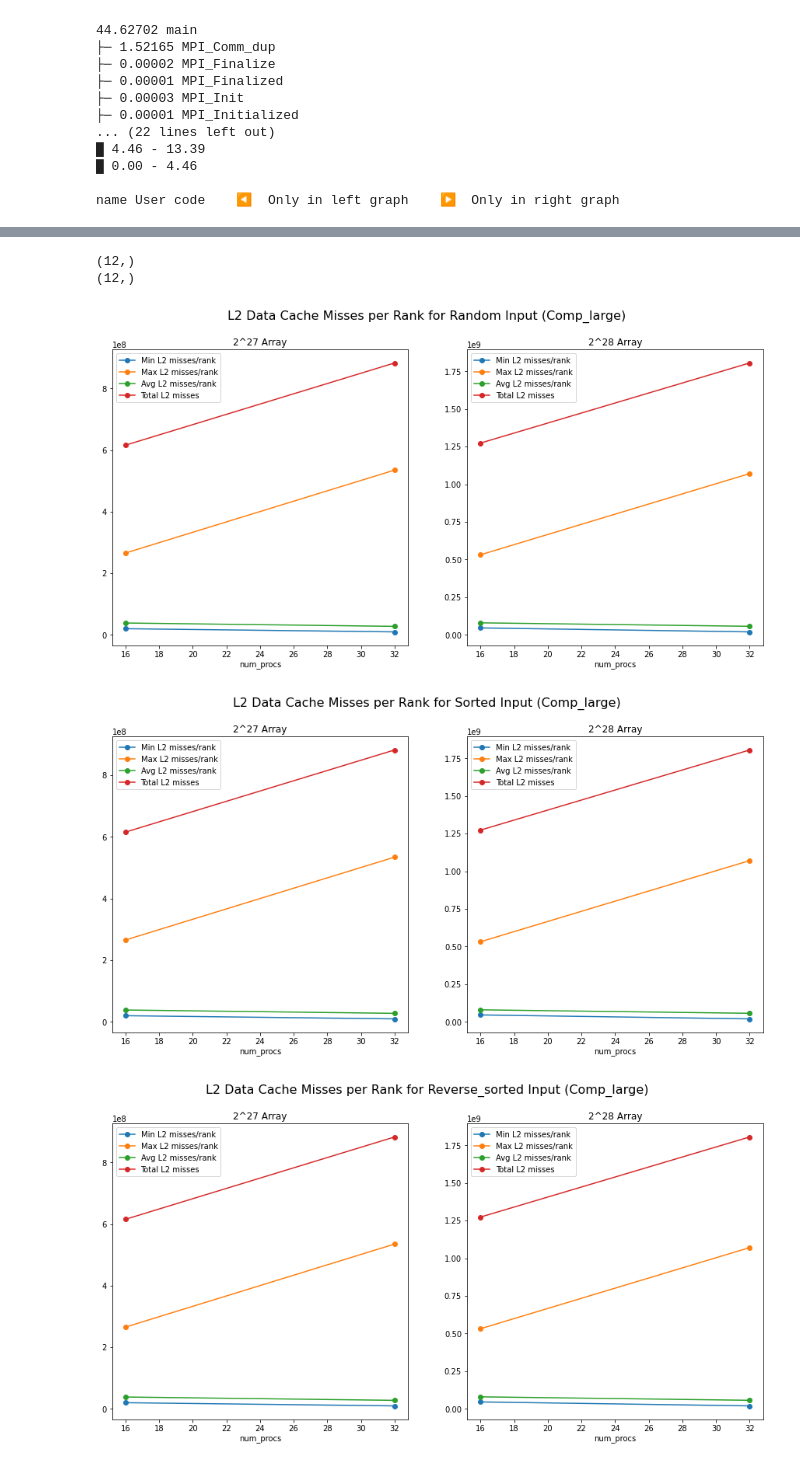
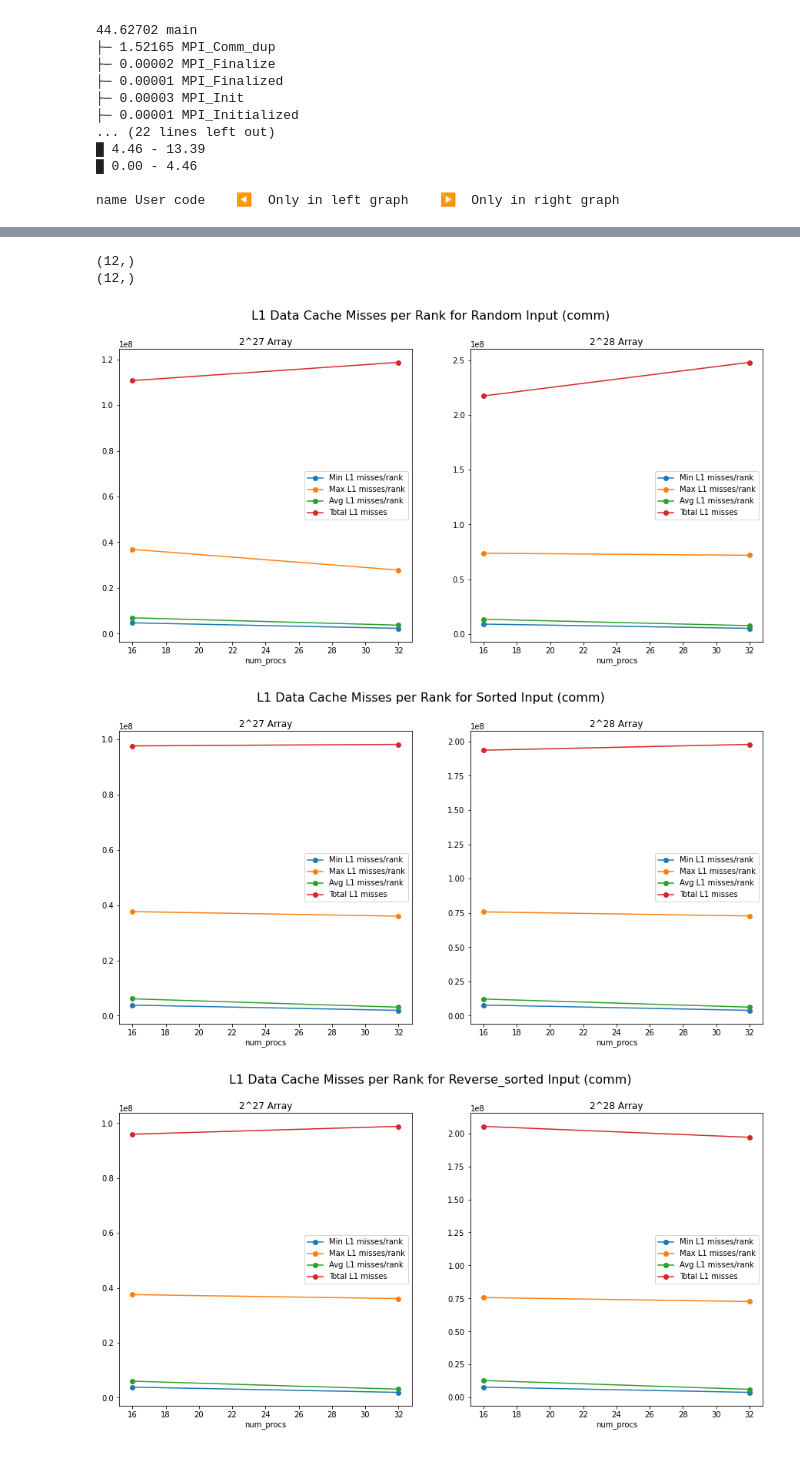
Before and after one commit to joooanneliu/Project_CSCE435, a Jupyter notebook: samplesort/SampleSort_Analysis.ipynb, the cells around one changed output, grey strips where cells are left out. Drawn from its saved outputs; the diff is of its cells as text; code cells hidden in the pictures.

```diff
--- a/samplesort/SampleSort_Analysis.ipynb
+++ b/samplesort/SampleSort_Analysis.ipynb
@@ -86,7 +87,7 @@ Index(['cali.caliper.version', 'mpi.world.size', 'spot.metrics',
 tks = {}
 
 for i in range(16, 30, 2):
-    thicket_data = th.Thicket.from_caliperreader(glob(f"{i}-cali/*.cali"))
+    thicket_data = th.Thicket.from_caliperreader(glob(f"Cali {i}/*.cali"))
 
     # df = thicket_data.dataframe
 
@@ -139,9 +160,9 @@ size_labels = ['2^16', '2^18', '2^20', '2^22', '2^24', '2^26', '2^28']
 
 for i in range(7):
     df = tks[tk_names[i]]
-    main_time = df.dataframe.loc[df.get_node("main")[0], ["Max time/rank"]]
+    main_time = df.dataframe.loc[df.get_node("comm"), ["Avg time/rank"]]
     array_types = df.metadata["input_type"]
-    num_procs = df.metadata['num_procs'] + 1
+    num_procs = df.metadata['num_procs']
     main_time = pd.merge(main_time, array_types, on="profile").merge(num_procs, on="profile")
     fig = plt.figure(figsize=(15,7))
     ax = fig.add_subplot(1, 1, 1)
@@ -150,10 +171,10 @@ for i in range(7):
     for label in labels:
         subset = main_time[main_time['input_type'] == label]  # Filter data by array_type
         subset = subset.sort_values(by='num_procs')
-        ax.plot(subset['num_procs'], subset["Max time/rank"], marker='o', label=label)
+        ax.plot(subset['num_procs'], subset["Avg time/rank"], marker='o', label=label)
 
 
-    ax.set_title(f'Main Time for {size_labels[i]} array size')
+    ax.set_title(f'Comm Time for {size_labels[i]} array size')
     ax.set_xlabel('num_procs')
     ax.set_ylabel("Total Run Time")
     ax.legend()
@@ -172,4 +193,6 @@ for i in range(7):
 # %%
+# weak scaling
+
 input_types = ['Random', 'Sorted', '1_perturbed', 'Reverse_sorted']
 plt_names = ['Random', 'Sorted', '1% Perturbed', 'Reverse Sorted']
 times = {label : [] for label in input_types}
@@ -178,9 +201,9 @@ size_labels = ['2^16', '2^18', '2^20', '2^22', '2^24', '2^26', '2^28']
 
 for i in range(7):
     df = tks[tk_names[i]]
-    main_time = df.dataframe.loc[df.get_node("comp_large"), ["Avg time/rank"]]
+    main_time = df.dataframe.loc[df.get_node("comm"), ["Avg time/rank"]]
     array_types = df.metadata["input_type"]
-    num_procs = df.metadata['num_procs'] + 1
+    num_procs = df.metadata['num_procs']
     main_time = pd.merge(main_time, array_types, on="profile").merge(num_procs, on="profile")
     main_time.head()
 
@@ -206,7 +229,7 @@ for label in input_types:
             y = 0
         ax.annotate(txt, (processes[i], times[label][i]), textcoords="offset points",
                     xytext=(x,y), ha='center')
-    ax.set_title(f'Weak Scaling for {plt_names[curr]} Input Type (Comp)')
+    ax.set_title(f'Weak Scaling for {plt_names[curr]} Input Type (comm)')
     ax.set_xlabel('Num of Processes')
     ax.set_ylabel('Avg Comp Time')
     plt.xscale("log", base=2)
@@ -267,5 +293,5 @@ for label in input_types:
 # %%
-tkcm = th.Thicket.from_caliperreader(glob("cm-cali/*.cali"))
+tkcm = th.Thicket.from_caliperreader(glob("Cache/*.cali"))
 # %%
 linesL1 = ["Min L1 misses/rank","Max L1 misses/rank", "Avg L1 misses/rank","Total L1 misses"]
 linesL2 = ["Min L2 misses/rank","Max L2 misses/rank", "Avg L2 misses/rank","Total L2 misses"]
@@ -277,37 +303,37 @@ input_sizes = tkcm.metadata["input_size"]
 array_types = tkcm.metadata["input_type"]
 
 print(mpi_world_size.shape)
 print(input_sizes.shape)
-main_time = tkcm.dataframe.loc[tkcm.get_node("comp_large"), linesL2]
+main_time = tkcm.dataframe.loc[tkcm.get_node("comm"), linesL1]
 main_time = pd.merge(main_time, input_sizes, on="profile").merge(mpi_world_size, on="profile").merge(array_types, on ="profile")
 
 for type in input_types:
     fig, (ax1, ax2) = plt.subplots(1, 2, figsize=(15, 7))
     subset = main_time[main_time['input_size'] == 134217728]
     subset = subset[subset['input_type'] == type]
-    for line in linesL2:
+    for line in linesL1:
         ax1.plot(subset['mpi.world.size'], subset[line], marker='o', label=line)
 
     ax1.set_title(f'2^27 Array')
     ax1.set_xlabel('num_procs')
     ax1.legend()
 
 
     subset = main_time[main_time['input_size'] == 268435456]
     subset = subset[subset['input_type'] == type]
 
-    for line in linesL2:
+    for line in linesL1:
         ax2.plot(subset['mpi.world.size'], subset[line], marker='o', label=line)
 
     ax2.set_title(f'2^28 Array')
     ax2.set_xlabel('num_procs')
     ax2.legend()
-    fig.suptitle(f'L2 Data Cache Misses per Rank for {type} Input (Comp_large)', fontsize=16)
+    fig.suptitle(f'L1 Data Cache Misses per Rank for {type} Input (comm)', fontsize=16)
 
     plt.show()
 # %% [output]
 (12,)
 (12,)
-[figure, old version]
+[figure, new version]
-[figure, old version]
+[figure, new version]
-[figure, old version]
+[figure, new version]
```
Also changed, not shown: parts of 11 cells of this notebook.
